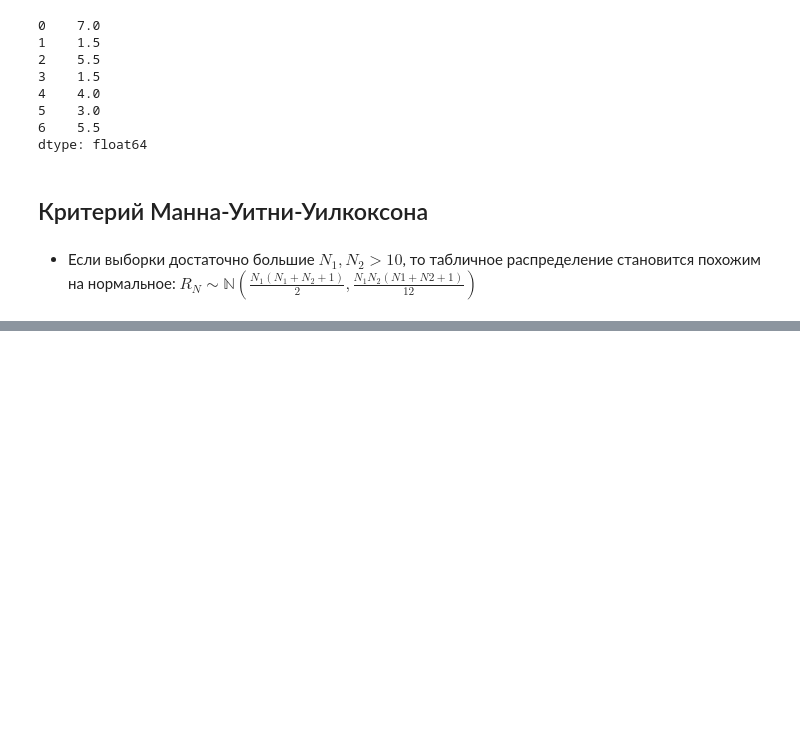
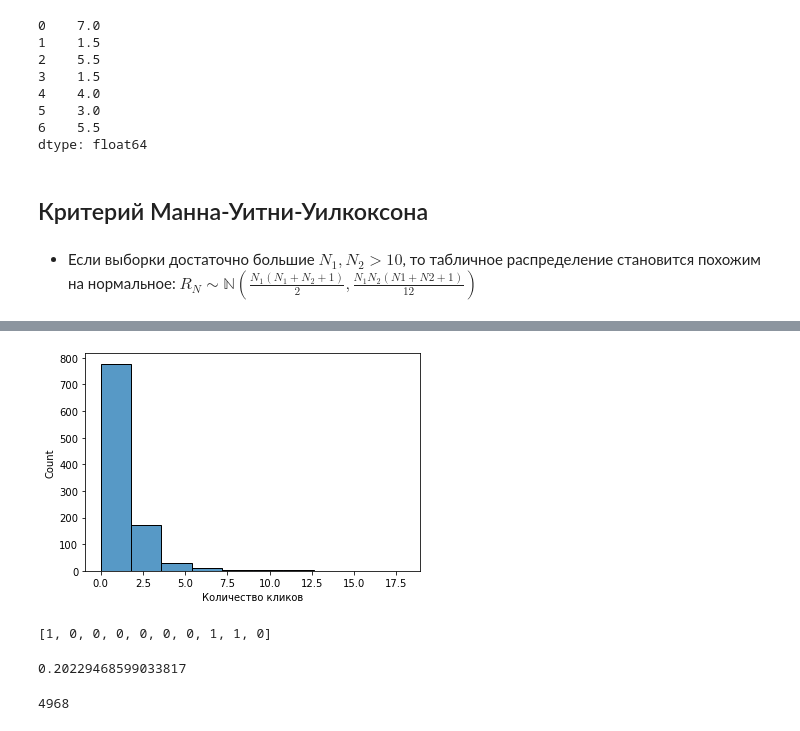
Before and after one commit to agatapluss/00-SUMMARY, a Jupyter notebook: summary STATS.ipynb, the cells around one changed output, grey strips where cells are left out. Cells and saved outputs as stored; diff of their text form; code cells hidden in the pictures; blank space fills up the shorter version.

```diff
--- a/summary STATS.ipynb
+++ b/summary STATS.ipynb
@@ -263,0 +333,10 @@ from scipy.stats import norm # по замечанию большоего раз
+# %%
+sns.histplot(clicks, bins=10)
+plt.xlabel('Количество кликов')
+plt.show()
+
+# Получим вот такую иллюстрацию
+# У большенства пользователь будет оконо нуля кликов
+# Это потому что у большенства пользователей всего один заход
+# %% [output]
+[figure, added]
@@ -263,0 +352,16 @@ from scipy.stats import norm # по замечанию большоего раз
+# %%
+sessions[:10]
+# %% [output]
+[1, 0, 0, 0, 0, 0, 0, 1, 1, 0]
+# %%
+#  если мы посчитаем среднее по выборке, то толучим порядка 20%
+# как мы и генеририли пользователей с такой вероятностью, что 20%
+# предпочитают слушать наш плейлист
+
+np.mean(sessions)
+# %% [output]
+0.20229468599033817
+# %%
+len(sessions)
+# %% [output]
+4968
```
Also changed, not shown: parts of 16 cells of this notebook.
